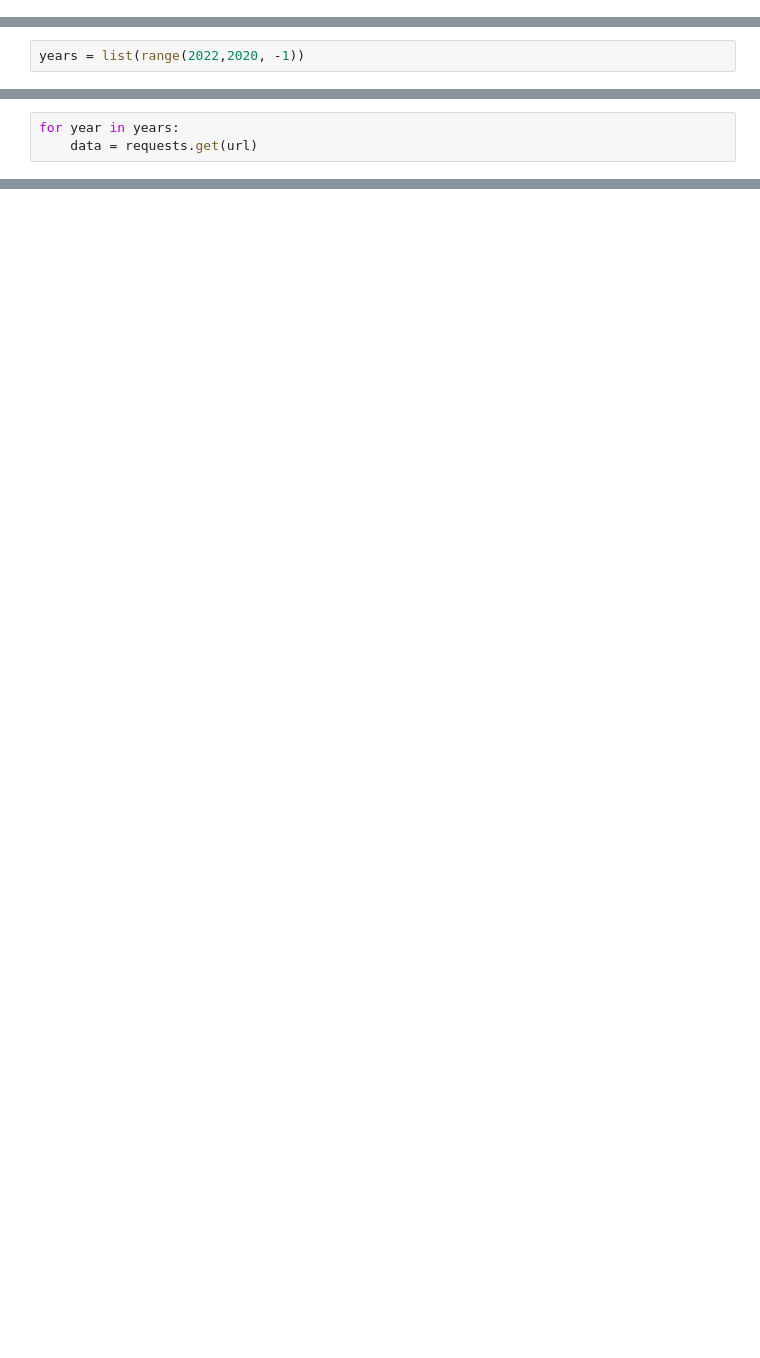
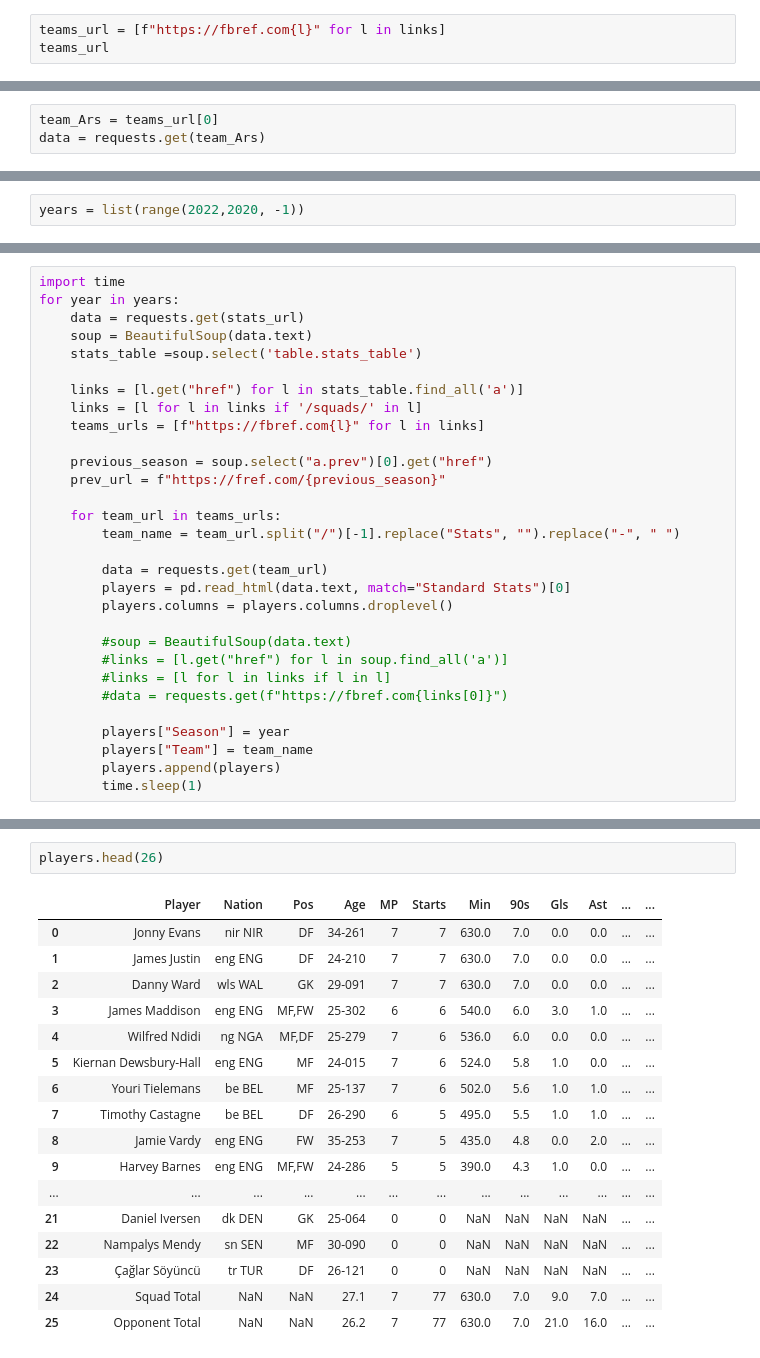
Before and after one commit to laniyadapo/FantasyPremierLeague, a Jupyter notebook: data_scrape.ipynb, the cells around one changed output, grey strips where cells are left out. Drawn from its saved outputs; the diff is of its cells as text; blank space fills up the shorter version.

```diff
--- a/data_scrape.ipynb
+++ b/data_scrape.ipynb
@@ -165,0 +1056,3 @@ league_table
+# %%
+teams_url = [f"https://fbref.com{l}" for l in links]
+teams_url
@@ -165,0 +1080,3 @@ league_table
+# %%
+team_Ars = teams_url[0]
+data = requests.get(team_Ars)
@@ -174,3 +1129,30 @@ url = "https://fbref.com/en/comps/9/Premier-League-Stats"
-# %%
-for year in years:
-    data = requests.get(url)
+# %%
+import time
+for year in years:
+    data = requests.get(stats_url)
+    soup = BeautifulSoup(data.text)
+    stats_table =soup.select('table.stats_table')
+
+    links = [l.get("href") for l in stats_table.find_all('a')]
+    links = [l for l in links if '/squads/' in l]
+    teams_urls = [f"https://fbref.com{l}" for l in links]
+
+    previous_season = soup.select("a.prev")[0].get("href")
+    prev_url = f"https://fref.com/{previous_season}"
+
+    for team_url in teams_urls:
+        team_name = team_url.split("/")[-1].replace("Stats", "").replace("-", " ")
+
+        data = requests.get(team_url)
+        players = pd.read_html(data.text, match="Standard Stats")[0]
+        players.columns = players.columns.droplevel()
+
+        #soup = BeautifulSoup(data.text)
+        #links = [l.get("href") for l in soup.find_all('a')]
+        #links = [l for l in links if l in l]
+        #data = requests.get(f"https://fbref.com{links[0]}")
+
+        players["Season"] = year
+        players["Team"] = team_name
+        players.append(players)
+        time.sleep(1)
@@ -176,0 +1163,20 @@ for year in years:
+# %%
+players.head(26)
+# %% [output]
+|  | Player | Nation | Pos | Age | MP | Starts | Min | 90s | Gls | Ast | ... | ... |
+| 0 | Jonny Evans | nir NIR | DF | 34-261 | 7 | 7 | 630.0 | 7.0 | 0.0 | 0.0 | ... | ... |
+| 1 | James Justin | eng ENG | DF | 24-210 | 7 | 7 | 630.0 | 7.0 | 0.0 | 0.0 | ... | ... |
+| 2 | Danny Ward | wls WAL | GK | 29-091 | 7 | 7 | 630.0 | 7.0 | 0.0 | 0.0 | ... | ... |
+| 3 | James Maddison | eng ENG | MF,FW | 25-302 | 6 | 6 | 540.0 | 6.0 | 3.0 | 1.0 | ... | ... |
+| 4 | Wilfred Ndidi | ng NGA | MF,DF | 25-279 | 7 | 6 | 536.0 | 6.0 | 0.0 | 0.0 | ... | ... |
+| 5 | Kiernan Dewsbury-Hall | eng ENG | MF | 24-015 | 7 | 6 | 524.0 | 5.8 | 1.0 | 0.0 | ... | ... |
+| 6 | Youri Tielemans | be BEL | MF | 25-137 | 7 | 6 | 502.0 | 5.6 | 1.0 | 1.0 | ... | ... |
+| 7 | Timothy Castagne | be BEL | DF | 26-290 | 6 | 5 | 495.0 | 5.5 | 1.0 | 1.0 | ... | ... |
+| 8 | Jamie Vardy | eng ENG | FW | 35-253 | 7 | 5 | 435.0 | 4.8 | 0.0 | 2.0 | ... | ... |
+| 9 | Harvey Barnes | eng ENG | MF,FW | 24-286 | 5 | 5 | 390.0 | 4.3 | 1.0 | 0.0 | ... | ... |
+| ... | ... | ... | ... | ... | ... | ... | ... | ... | ... | ... | ... | ... |
+| 21 | Daniel Iversen | dk DEN | GK | 25-064 | 0 | 0 | NaN | NaN | NaN | NaN | ... | ... |
+| 22 | Nampalys Mendy | sn SEN | MF | 30-090 | 0 | 0 | NaN | NaN | NaN | NaN | ... | ... |
+| 23 | Çağlar Söyüncü | tr TUR | DF | 26-121 | 0 | 0 | NaN | NaN | NaN | NaN | ... | ... |
+| 24 | Squad Total | NaN | NaN | 27.1 | 7 | 77 | 630.0 | 7.0 | 9.0 | 7.0 | ... | ... |
+| 25 | Opponent Total | NaN | NaN | 26.2 | 7 | 77 | 630.0 | 7.0 | 21.0 | 16.0 | ... | ... |
```
Also changed, not shown: parts of 105 cells of this notebook, 2 other files.
